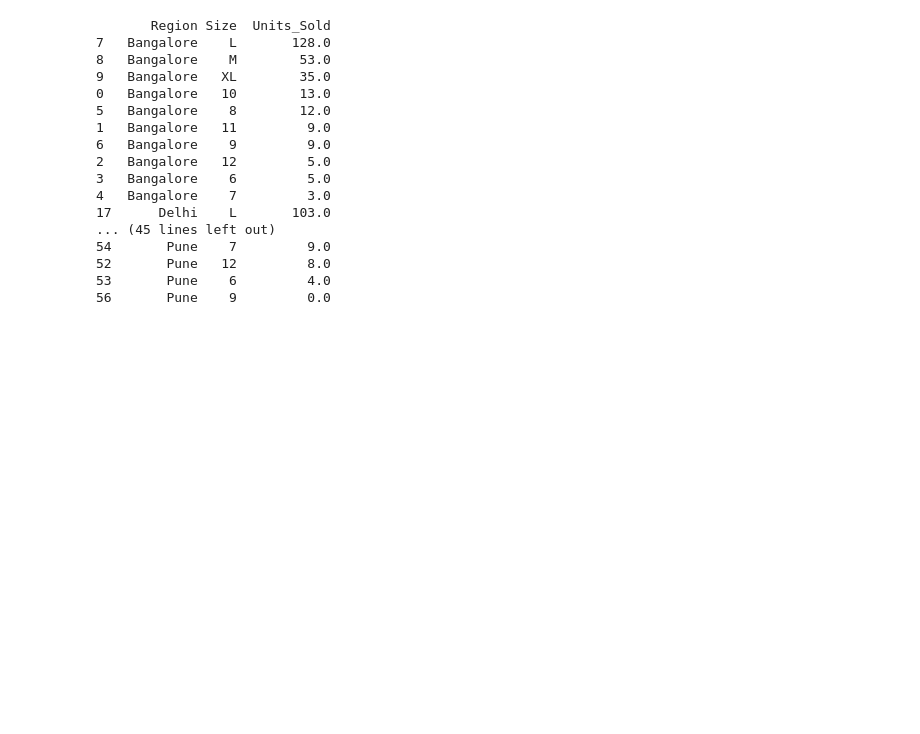
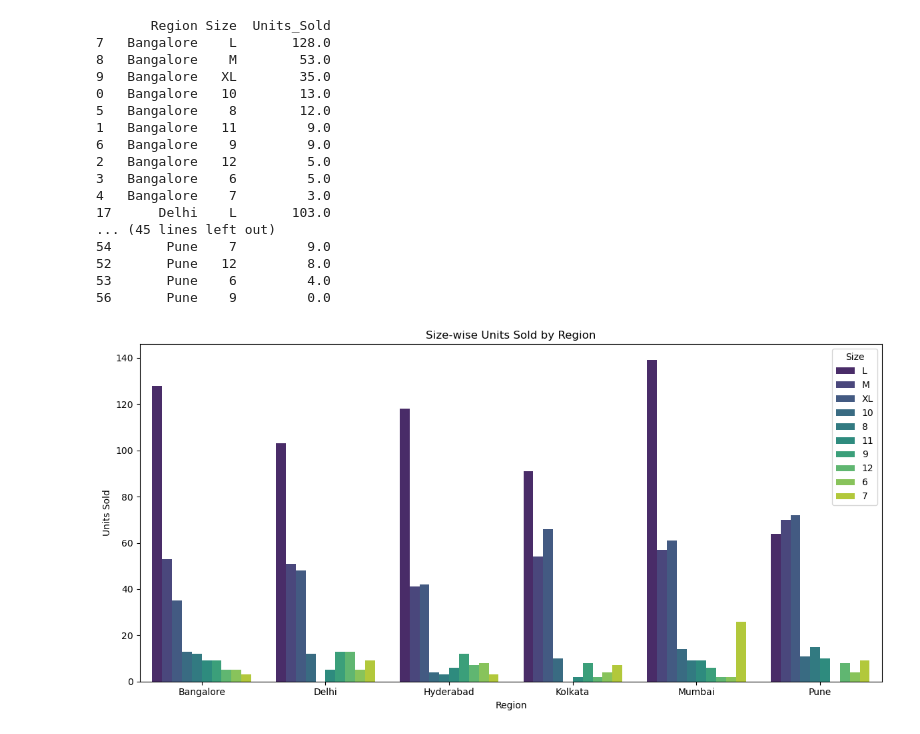
Before and after one commit to mukut45/Nike-sales-data-analysis, a Jupyter notebook: Nike sales data analysis.ipynb, the cells around one changed output. Saved outputs shown, nothing was run; the diff lists cells and outputs as text; code cells hidden in the pictures; blank space fills up the shorter version.

Commit message:
size wise unit sold ploting by its reagion

```diff
--- a/Nike sales data analysis.ipynb
+++ b/Nike sales data analysis.ipynb
@@ -711,3 +712,14 @@ print(region_size_sales)
 52       Pune   12         8.0
 53       Pune    6         4.0
 56       Pune    9         0.0
+# %%
+plt.figure(figsize=(12, 6))
+sns.barplot(data=region_size_sales, x='Region', y='Units_Sold', hue='Size', palette='viridis')
+plt.title('Size-wise Units Sold by Region')
+plt.xlabel('Region')
+plt.ylabel('Units Sold')
+plt.legend(title='Size')
+plt.tight_layout()
+plt.show()
+# %% [output]
+[figure, added]
```
Also changed, not shown: parts of 1 cell of this notebook.
